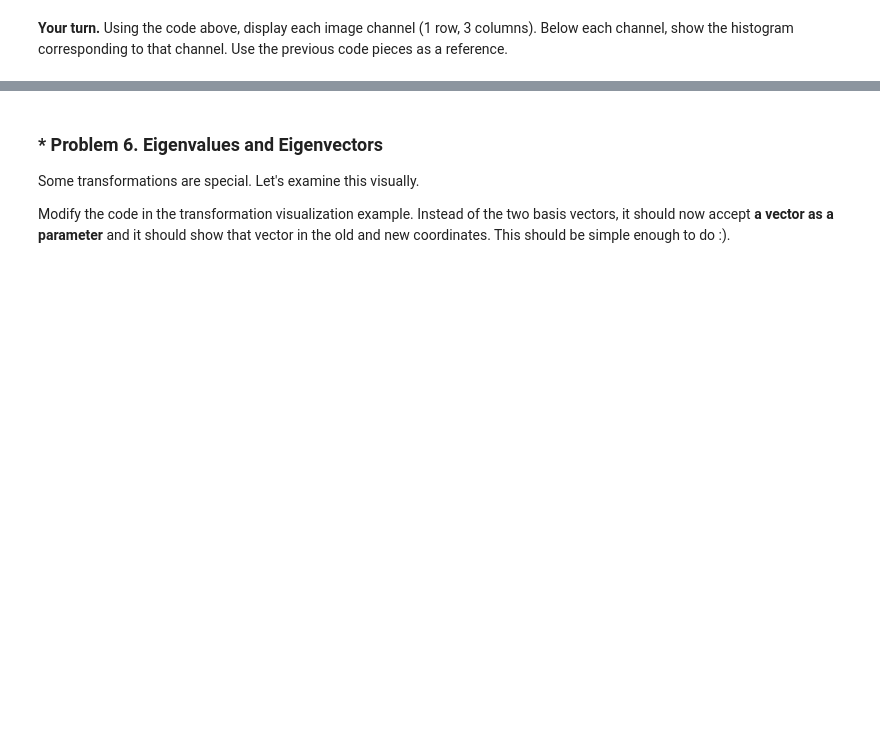
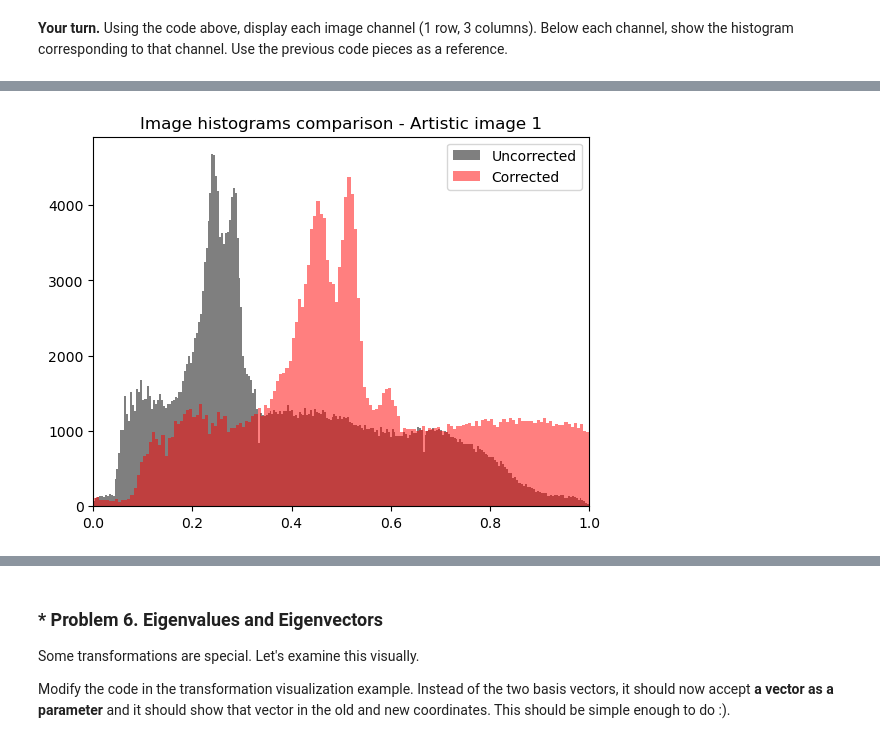
Before and after one commit to tproykov/MathsForDevelopers, a Jupyter notebook: 03.LinearAlgebra/Linear Algebra Exercise.ipynb, the cells around one changed output, grey strips where cells are left out. Drawn from its saved outputs; the diff is of its cells as text; code cells hidden in the pictures; blank space fills up the shorter version.

```diff
--- a/03.LinearAlgebra/Linear Algebra Exercise.ipynb
+++ b/03.LinearAlgebra/Linear Algebra Exercise.ipynb
@@ -578,0 +615,12 @@ plt.show()
+# %%
+hist_vector = cat_image_gray.ravel()
+hist_vector = hist_vector / (hist_vector.max() - hist_vector.min())
+
+plt.hist(hist_vector, bins = 256, color = "black", alpha = 0.5, label = "Uncorrected")
+plt.hist(cat_image_gray_artistic1.ravel(), bins = 256, color = "red", alpha = 0.5, label = "Corrected")
+plt.xlim(0, 1)
+plt.title("Image histograms comparison - Artistic image 1")
+plt.legend()
+plt.show()
+# %% [output]
+[figure, added]
```
Also changed, not shown: parts of 11 cells of this notebook, 1 other file.
